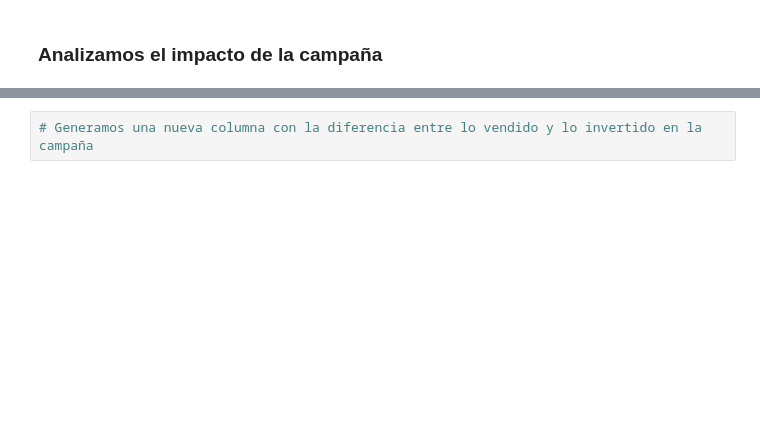
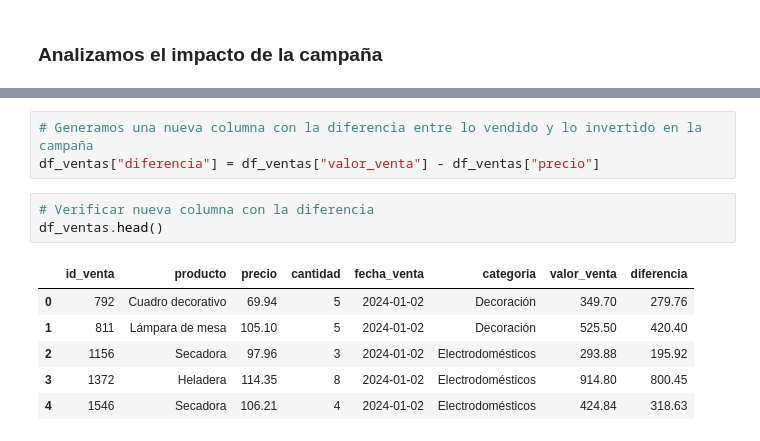
Before and after one commit to CamilaVillarreal/TT-2C2025-Data-Analitycs-Notebooks, a Jupyter notebook: PreEntrega/Pre-entrega.ipynb, the cells around one changed output, grey strips where cells are left out. Saved outputs shown, nothing was run; the diff lists cells and outputs as text; blank space fills up the shorter version.

```diff
--- a/PreEntrega/Pre-entrega.ipynb
+++ b/PreEntrega/Pre-entrega.ipynb
@@ -321,2 +638,13 @@ ventas_marketing.groupby("categoria")[["valor_venta","costo"]].sum()
 # %%
 # Generamos una nueva columna con la diferencia entre lo vendido y lo invertido en la campaña
+df_ventas["diferencia"] = df_ventas["valor_venta"] - df_ventas["precio"]
+# %%
+# Verificar nueva columna con la diferencia
+df_ventas.head()
+# %% [output]
+|  | id_venta | producto | precio | cantidad | fecha_venta | categoria | valor_venta | diferencia |
+| 0 | 792 | Cuadro decorativo | 69.94 | 5 | 2024-01-02 | Decoración | 349.70 | 279.76 |
+| 1 | 811 | Lámpara de mesa | 105.10 | 5 | 2024-01-02 | Decoración | 525.50 | 420.40 |
+| 2 | 1156 | Secadora | 97.96 | 3 | 2024-01-02 | Electrodomésticos | 293.88 | 195.92 |
+| 3 | 1372 | Heladera | 114.35 | 8 | 2024-01-02 | Electrodomésticos | 914.80 | 800.45 |
+| 4 | 1546 | Secadora | 106.21 | 4 | 2024-01-02 | Electrodomésticos | 424.84 | 318.63 |
```
Also changed, not shown: parts of 61 cells of this notebook.
